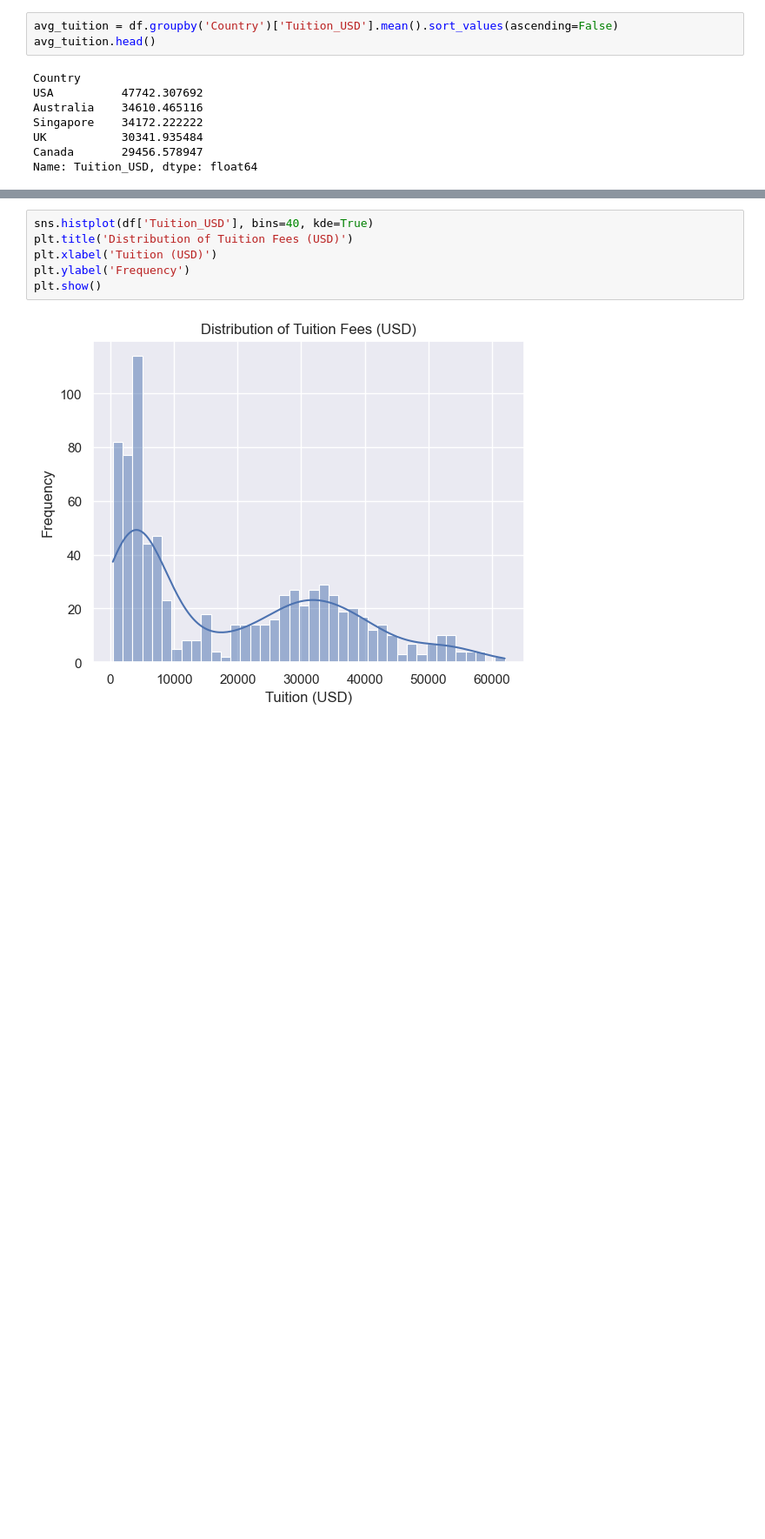
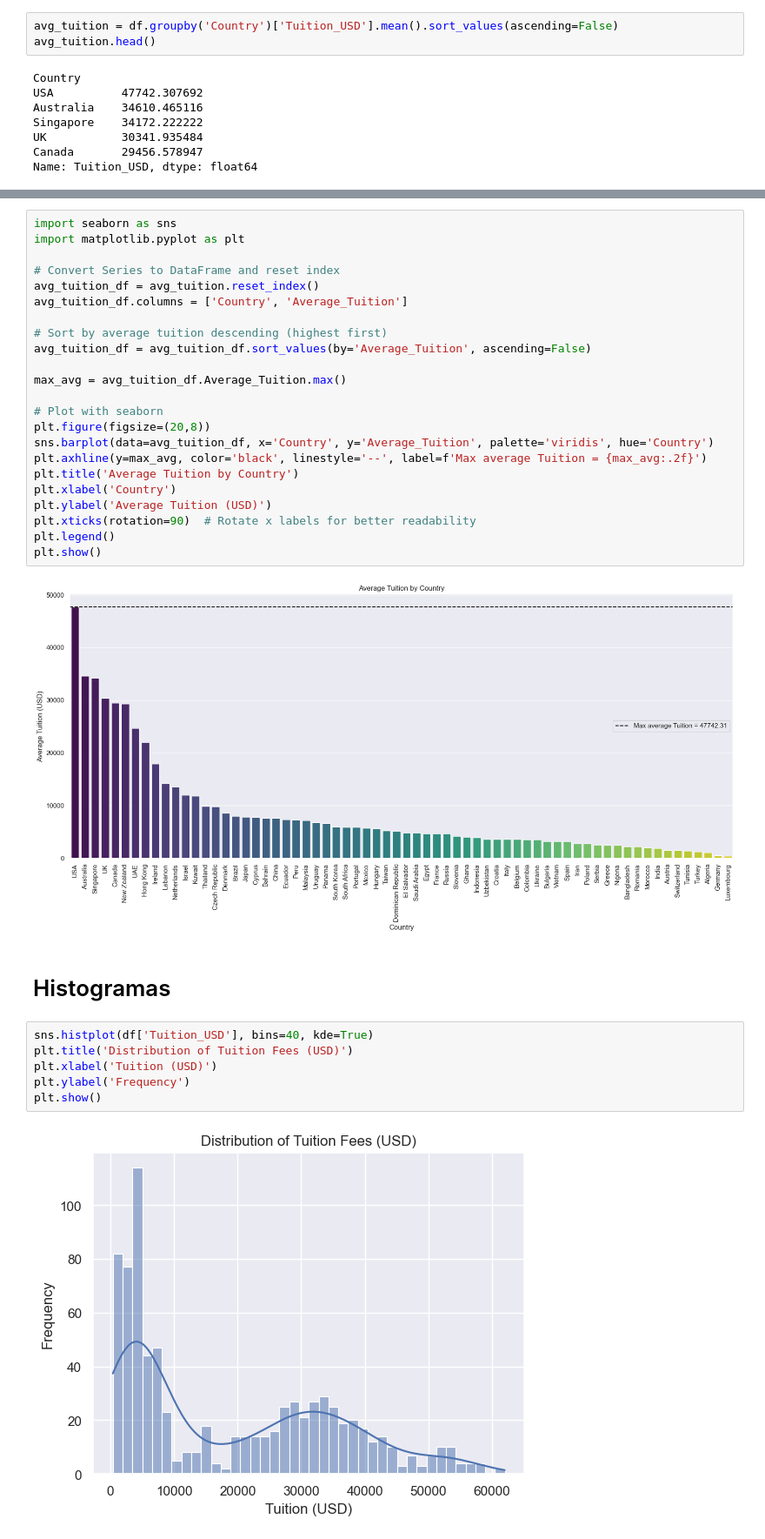
Before and after one commit to Daniel-Prada27/Proyecto_Estadistica, a Jupyter notebook: Proyecto.ipynb, the cells around one changed output, grey strips where cells are left out. Shown at 87% size. Drawn from its saved outputs; the diff is of its cells as text; blank space fills up the shorter version.

```diff
--- a/Proyecto.ipynb
+++ b/Proyecto.ipynb
@@ -96,3 +127,30 @@ Name: Tuition_USD, dtype: float64
+# %%
+import seaborn as sns
+import matplotlib.pyplot as plt
+
+# Convert Series to DataFrame and reset index
+avg_tuition_df = avg_tuition.reset_index()
+avg_tuition_df.columns = ['Country', 'Average_Tuition']
+
+# Sort by average tuition descending (highest first)
+avg_tuition_df = avg_tuition_df.sort_values(by='Average_Tuition', ascending=False)
+
+max_avg = avg_tuition_df.Average_Tuition.max()
+
+# Plot with seaborn
+plt.figure(figsize=(20,8))
+sns.barplot(data=avg_tuition_df, x='Country', y='Average_Tuition', palette='viridis', hue='Country')
+plt.axhline(y=max_avg, color='black', linestyle='--', label=f'Max average Tuition = {max_avg:.2f}')
+plt.title('Average Tuition by Country')
+plt.xlabel('Country')
+plt.ylabel('Average Tuition (USD)')
+plt.xticks(rotation=90)  # Rotate x labels for better readability
+plt.legend()
+plt.show()
+# %% [output]
+[figure, added]
+# %% [markdown]
+# Histogramas
 # %%
 sns.histplot(df['Tuition_USD'], bins=40, kde=True)
 plt.title('Distribution of Tuition Fees (USD)')
```
Also changed, not shown: parts of 23 cells of this notebook.
